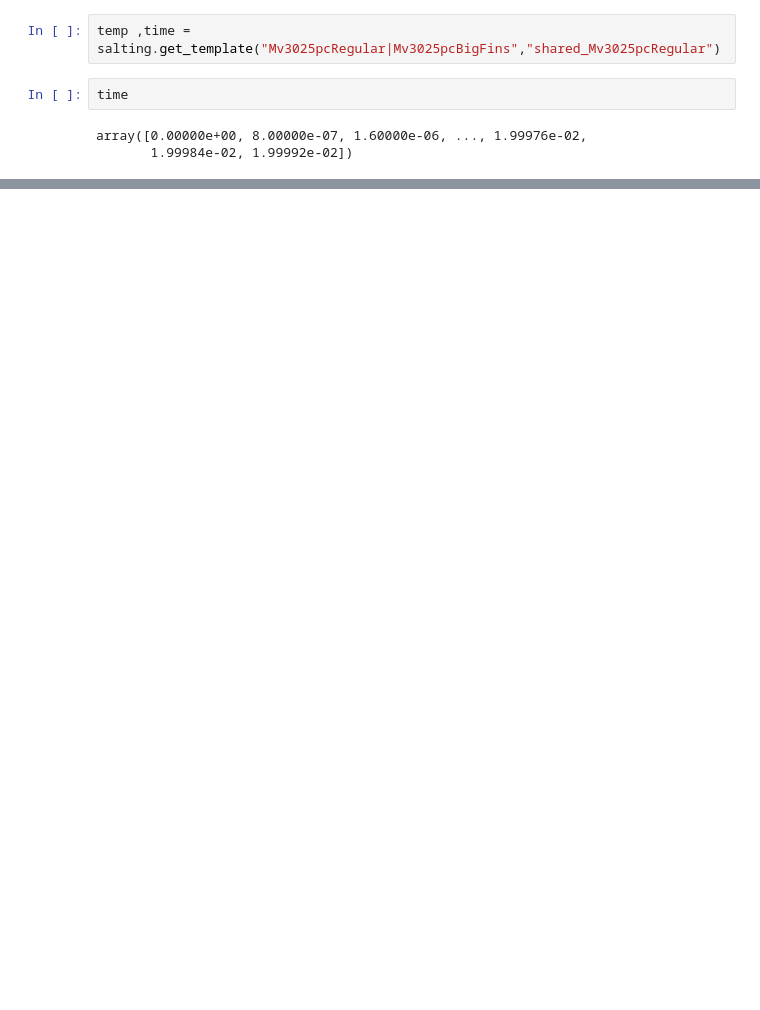
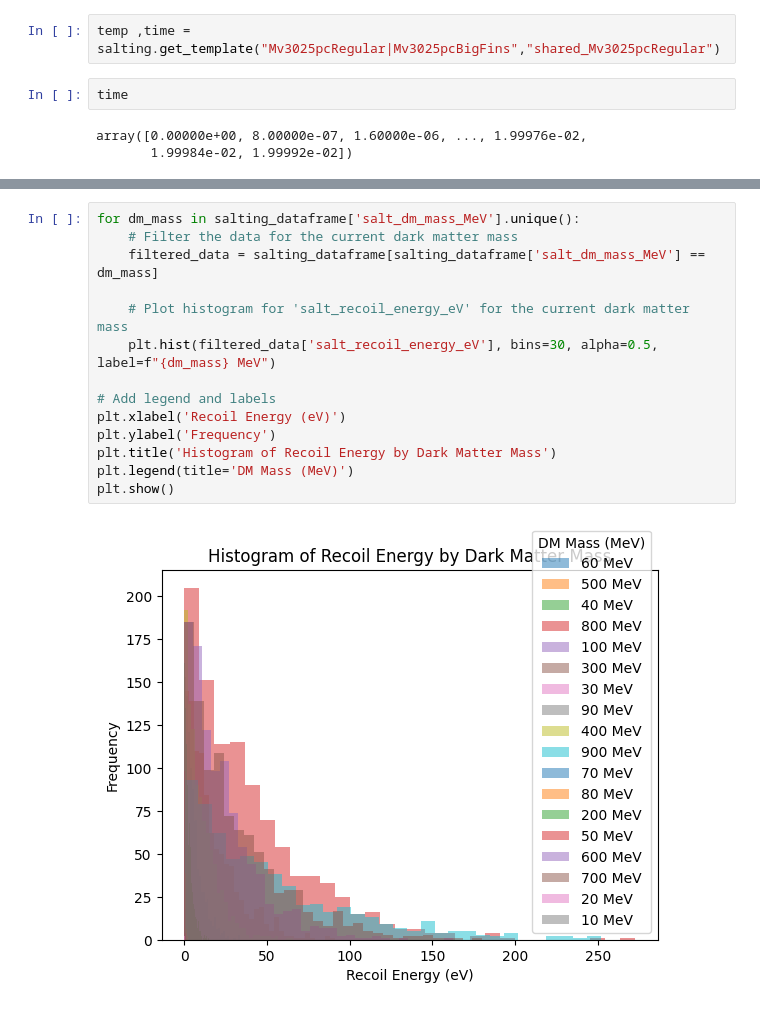
Before and after one commit to spice-herald/detprocess, a Jupyter notebook: examples/salting_dev.ipynb, the cells around one changed output, grey strips where cells are left out. Cells and saved outputs as stored; diff of their text form; blank space fills up the shorter version.

Commit message:
salting and hists

```diff
--- a/examples/salting_dev.ipynb
+++ b/examples/salting_dev.ipynb
@@ -151,0 +157,16 @@ TypeError: Salting.get_dataframe() takes 0 positional arguments but 1 was given
+# %%
+for dm_mass in salting_dataframe['salt_dm_mass_MeV'].unique():
+    # Filter the data for the current dark matter mass
+    filtered_data = salting_dataframe[salting_dataframe['salt_dm_mass_MeV'] == dm_mass]
+
+    # Plot histogram for 'salt_recoil_energy_eV' for the current dark matter mass
+    plt.hist(filtered_data['salt_recoil_energy_eV'], bins=30, alpha=0.5, label=f"{dm_mass} MeV")
+
+# Add legend and labels
+plt.xlabel('Recoil Energy (eV)')
+plt.ylabel('Frequency')
+plt.title('Histogram of Recoil Energy by Dark Matter Mass')
+plt.legend(title='DM Mass (MeV)')
+plt.show()
+# %% [output]
+[figure, added]
```
Also changed, not shown: parts of 12 cells of this notebook, 2 other files.
